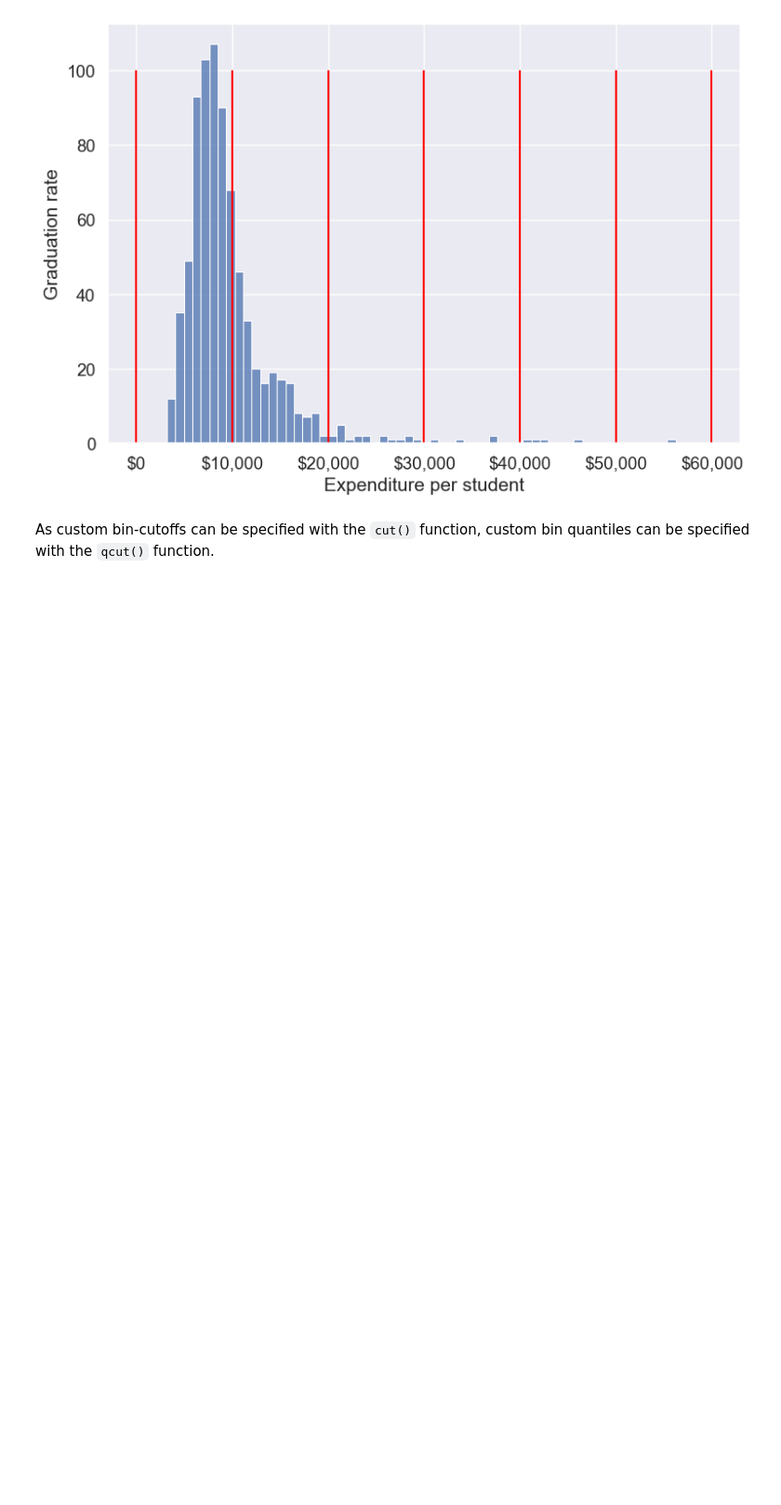
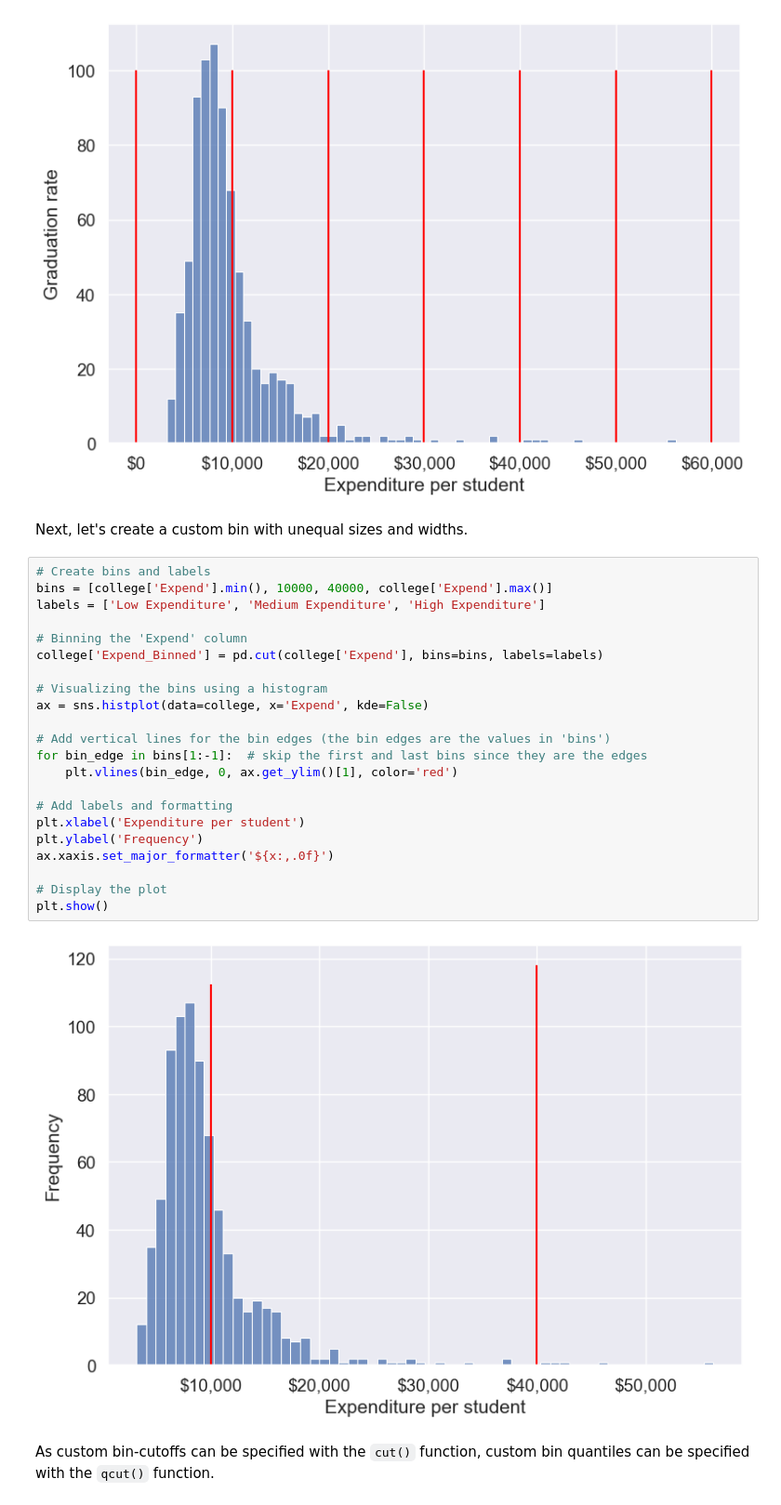
Before and after one commit to Lizhen0909/nu-stat303-1-sec20-coursebook, a Jupyter notebook: Data cleaning and preparation.ipynb, the cells around one changed output. Shown at 93% size. Cells and saved outputs as stored; diff of their text form; blank space fills up the shorter version.

```diff
--- a/Data cleaning and preparation.ipynb
+++ b/Data cleaning and preparation.ipynb
@@ -1005,6 +1013,32 @@ plt.ylabel('Graduation rate');
 ax.xaxis.set_major_formatter('${x:,.0f}')
 # %% [output]
 [figure]
+# %% [markdown]
+Next, let's create a custom bin with unequal sizes and widths.
+# %%
+# Create bins and labels
+bins = [college['Expend'].min(), 10000, 40000, college['Expend'].max()]
+labels = ['Low Expenditure', 'Medium Expenditure', 'High Expenditure']
+
+# Binning the 'Expend' column
+college['Expend_Binned'] = pd.cut(college['Expend'], bins=bins, labels=labels)
+
+# Visualizing the bins using a histogram
+ax = sns.histplot(data=college, x='Expend', kde=False)
+
+# Add vertical lines for the bin edges (the bin edges are the values in 'bins')
+for bin_edge in bins[1:-1]:  # skip the first and last bins since they are the edges
+    plt.vlines(bin_edge, 0, ax.get_ylim()[1], color='red')
+
+# Add labels and formatting
+plt.xlabel('Expenditure per student')
+plt.ylabel('Frequency')
+ax.xaxis.set_major_formatter('${x:,.0f}')
+
+# Display the plot
+plt.show()
+# %% [output]
+[figure, added]
 # %% [markdown]
 As custom bin-cutoffs can be specified with the `cut()` function, custom bin quantiles can be specified with the `qcut()` function.
 # %% [markdown]
```
Also changed, not shown: parts of 4 cells of this notebook, 15 other files.
